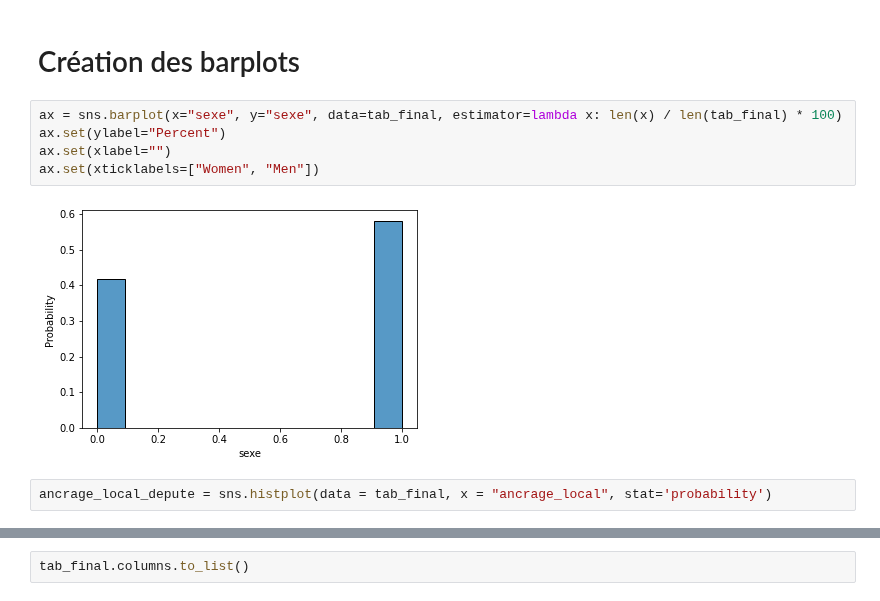
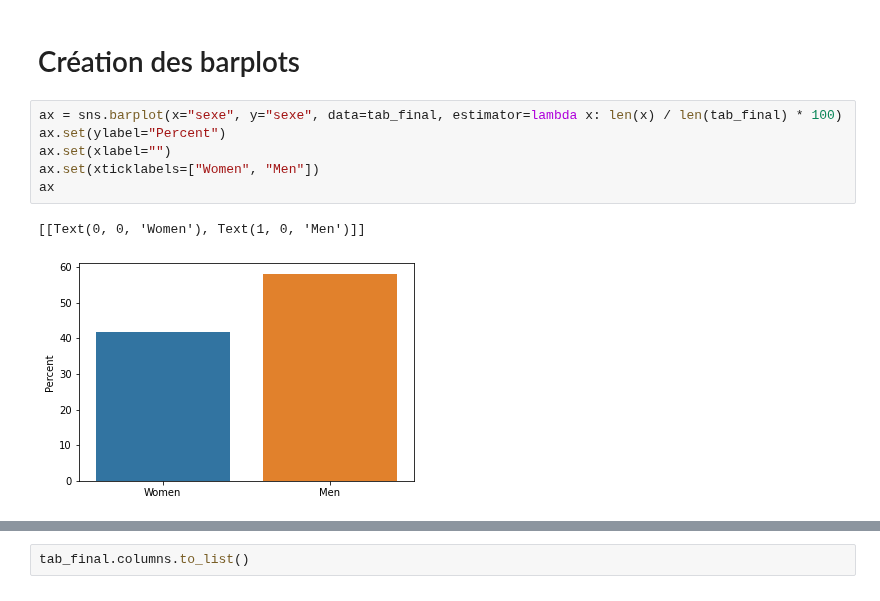
Before and after one commit to p-contamin/Prediction-de-l-activite-des-deputes-francais, a Jupyter notebook: 2. Data Viz/Graphiques de visualisation.ipynb, the cells around one changed output, grey strips where cells are left out. Drawn from its saved outputs; the diff is of its cells as text.

```diff
--- a/2. Data Viz/Graphiques de visualisation.ipynb
+++ b/2. Data Viz/Graphiques de visualisation.ipynb
@@ -26,9 +11,9 @@ tab_final
 # %%
 ax = sns.barplot(x="sexe", y="sexe", data=tab_final, estimator=lambda x: len(x) / len(tab_final) * 100)
 ax.set(ylabel="Percent")
 ax.set(xlabel="")
 ax.set(xticklabels=["Women", "Men"])
+ax
 # %% [output]
+[[Text(0, 0, 'Women'), Text(1, 0, 'Men')]]
-[figure, old version]
+[figure, new version]
-# %%
-ancrage_local_depute = sns.histplot(data = tab_final, x = "ancrage_local", stat='probability')
```
Also changed, not shown: parts of 13 cells of this notebook.
